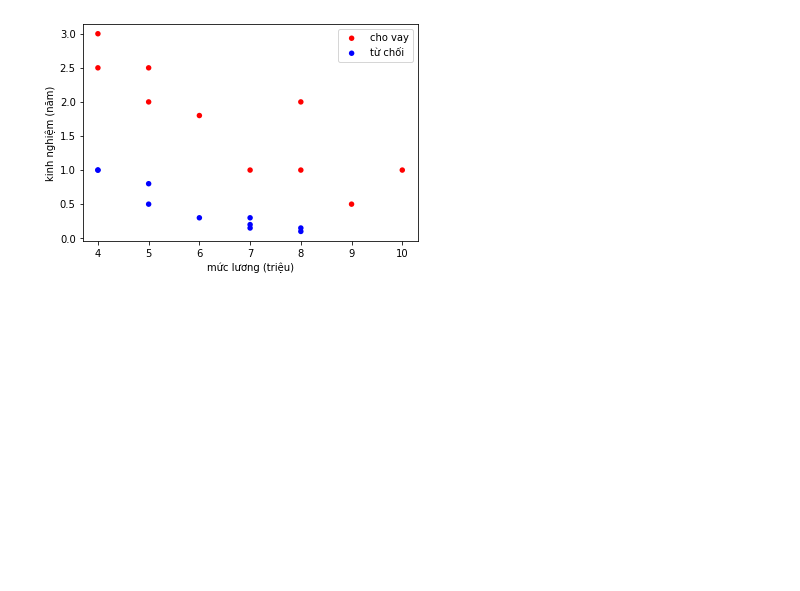
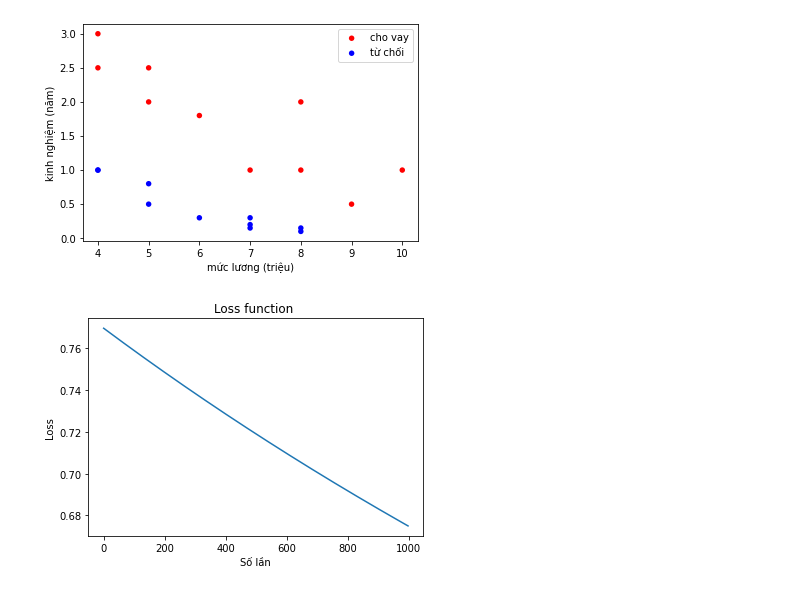
Before and after one commit to dtphuong2612/Machine_Learning, a Jupyter notebook: Homework05.ipynb, the cells around one changed output. Drawn from its saved outputs; the diff is of its cells as text; code cells hidden in the pictures; blank space fills up the shorter version.

```diff
--- a/Homework05.ipynb
+++ b/Homework05.ipynb
@@ -114,12 +114,20 @@ x = np.hstack((np.ones((row, 1)), x))
 w = np.array([0.,1,1]).reshape(-1,1)
 # %%
 Iteration = 1000
-cost = np.zeros((Iteration,1))
+loss = []
 learning_rate = 0.01
 for i in range(1,Iteration):
     y_predict = sigmoid(np.dot(x, w))
-    cost[i] = -np.sum(np.multiply(y, np.log(y_predict)) + np.multiply(1-y, np.log(1-y_predict)))
+    L = -np.sum(np.multiply(y, np.log(y_predict)) + np.multiply(1-y, np.log(1-y_predict)))
     w = w - learning_rate * np.dot(x.T, y_predict-y)
+    loss.append(L)
+plt.plot(loss)
+plt.title("Loss function ")
+plt.xlabel("Số lần")
+plt.ylabel("Loss")
+plt.show()
+# %% [output]
+[figure, added]
 # %%
 t = 0.5
 plt.scatter(x_cho_vay[:, 0], x_cho_vay[:, 1], c='red', edgecolors='none', s=30, label='cho vay')
```
Also changed, not shown: parts of 2 cells of this notebook.
